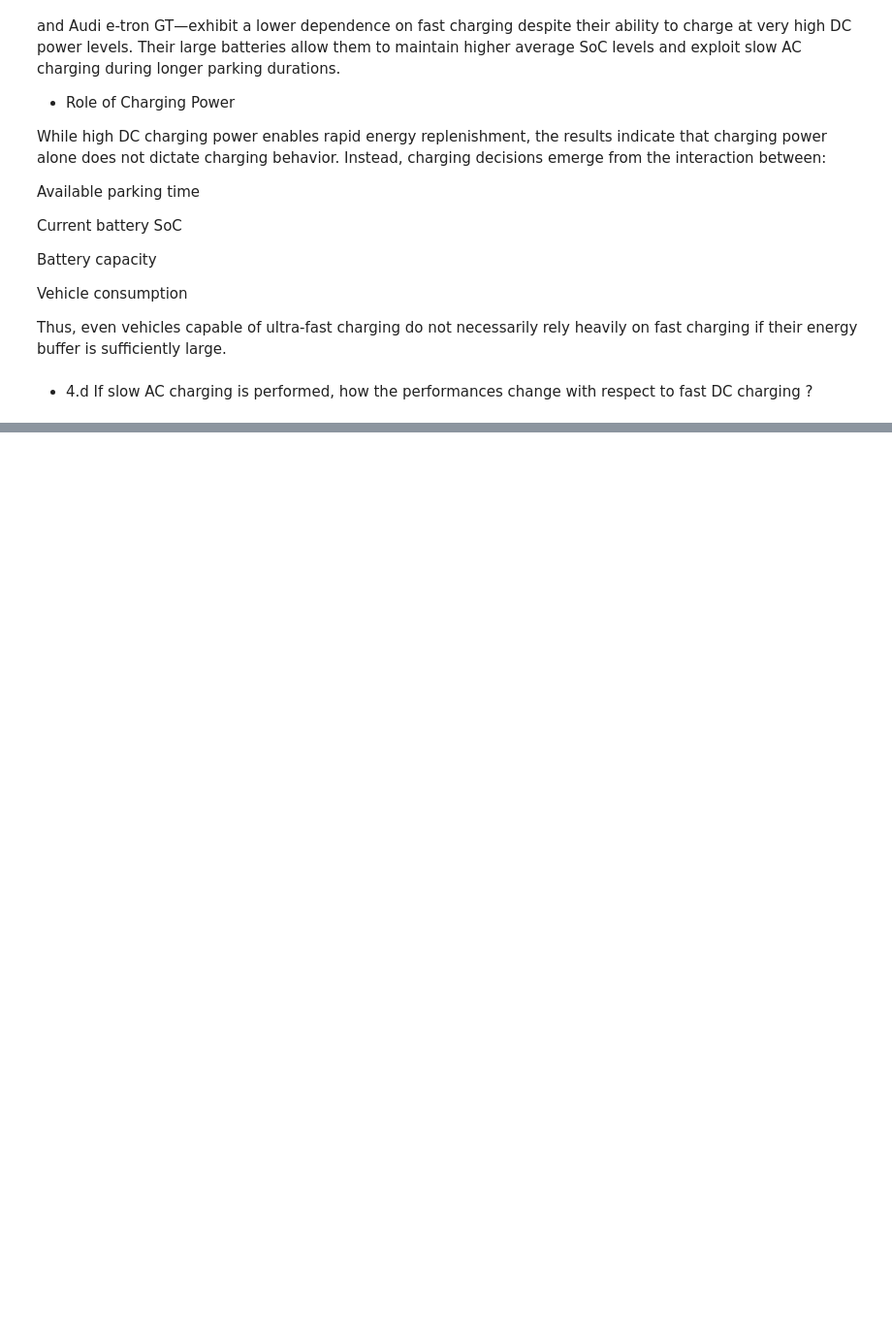
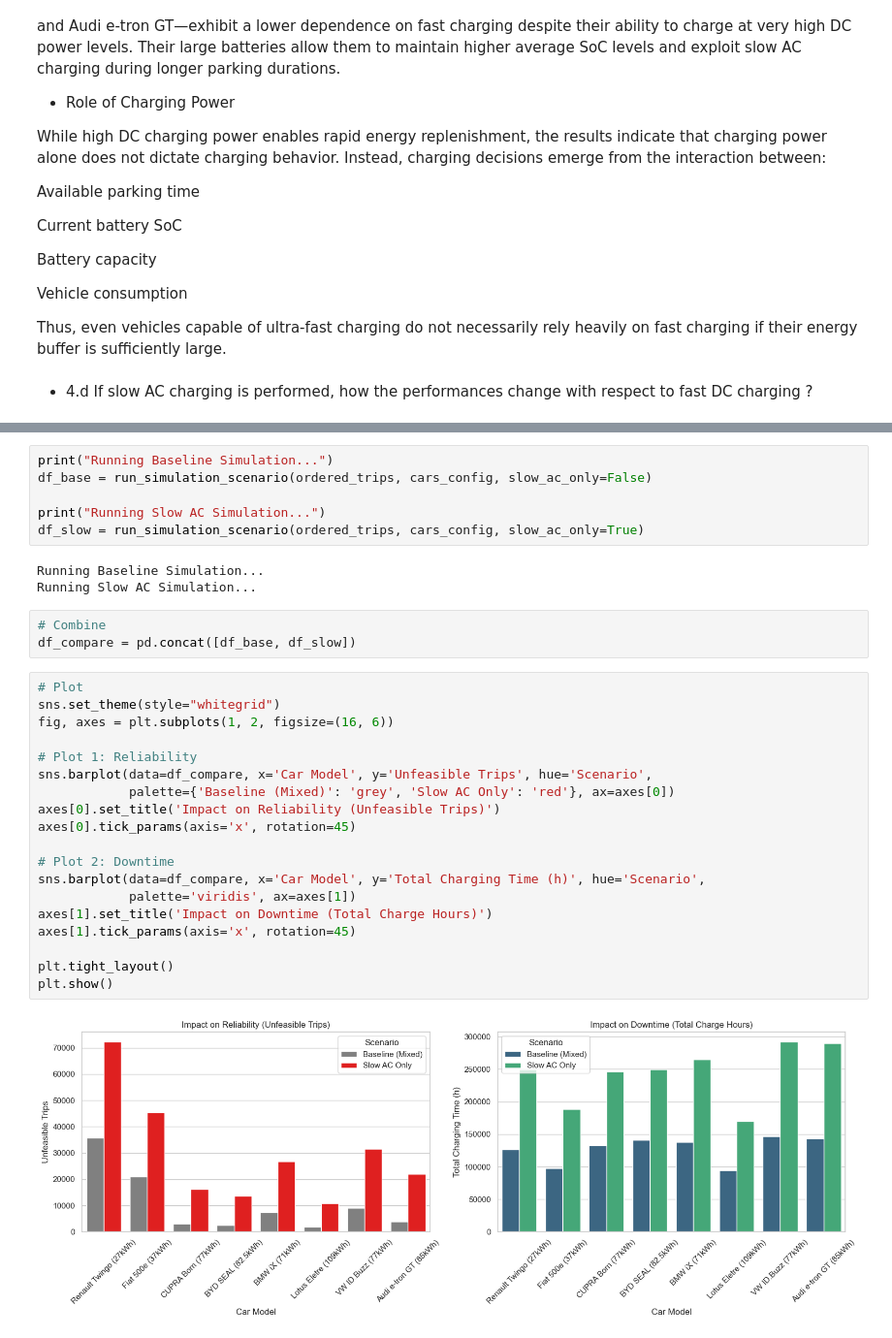
Before and after one commit to thatsnegar/Lab3, a Jupyter notebook: lab3.ipynb, the cells around one changed output, grey strips where cells are left out. Shown at 97% size. Saved outputs shown, nothing was run; the diff lists cells and outputs as text; blank space fills up the shorter version.

```diff
--- a/lab3.ipynb
+++ b/lab3.ipynb
@@ -1232,0 +1070,33 @@ Running Slow AC Only Simulation...
+# %%
+print("Running Baseline Simulation...")
+df_base = run_simulation_scenario(ordered_trips, cars_config, slow_ac_only=False)
+
+print("Running Slow AC Simulation...")
+df_slow = run_simulation_scenario(ordered_trips, cars_config, slow_ac_only=True)
+# %% [output]
+Running Baseline Simulation...
+Running Slow AC Simulation...
+# %%
+# Combine
+df_compare = pd.concat([df_base, df_slow])
+# %%
+# Plot
+sns.set_theme(style="whitegrid")
+fig, axes = plt.subplots(1, 2, figsize=(16, 6))
+
+# Plot 1: Reliability
+sns.barplot(data=df_compare, x='Car Model', y='Unfeasible Trips', hue='Scenario',
+            palette={'Baseline (Mixed)': 'grey', 'Slow AC Only': 'red'}, ax=axes[0])
+axes[0].set_title('Impact on Reliability (Unfeasible Trips)')
+axes[0].tick_params(axis='x', rotation=45)
+
+# Plot 2: Downtime
+sns.barplot(data=df_compare, x='Car Model', y='Total Charging Time (h)', hue='Scenario',
+            palette='viridis', ax=axes[1])
+axes[1].set_title('Impact on Downtime (Total Charge Hours)')
+axes[1].tick_params(axis='x', rotation=45)
+
+plt.tight_layout()
+plt.show()
+# %% [output]
+[figure, added]
```
Also changed, not shown: parts of 31 cells of this notebook, 3 other files.
